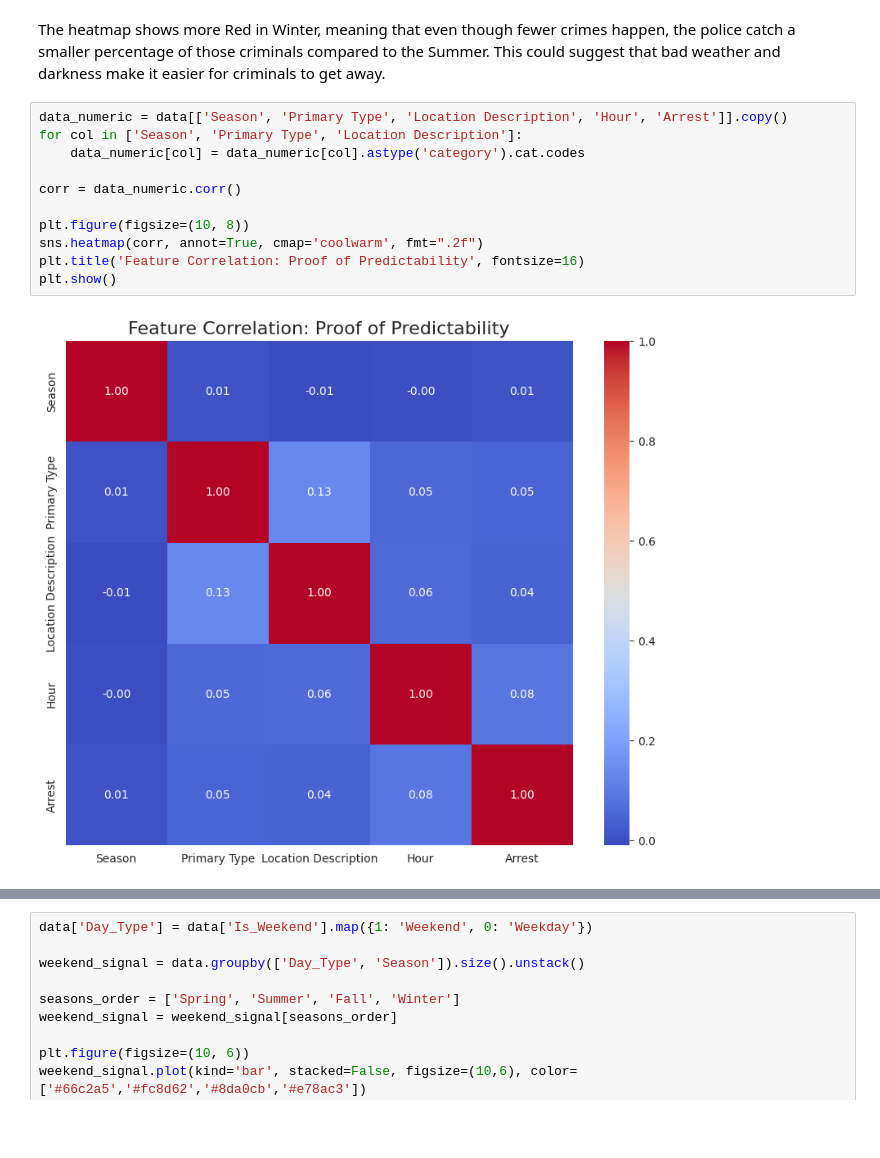
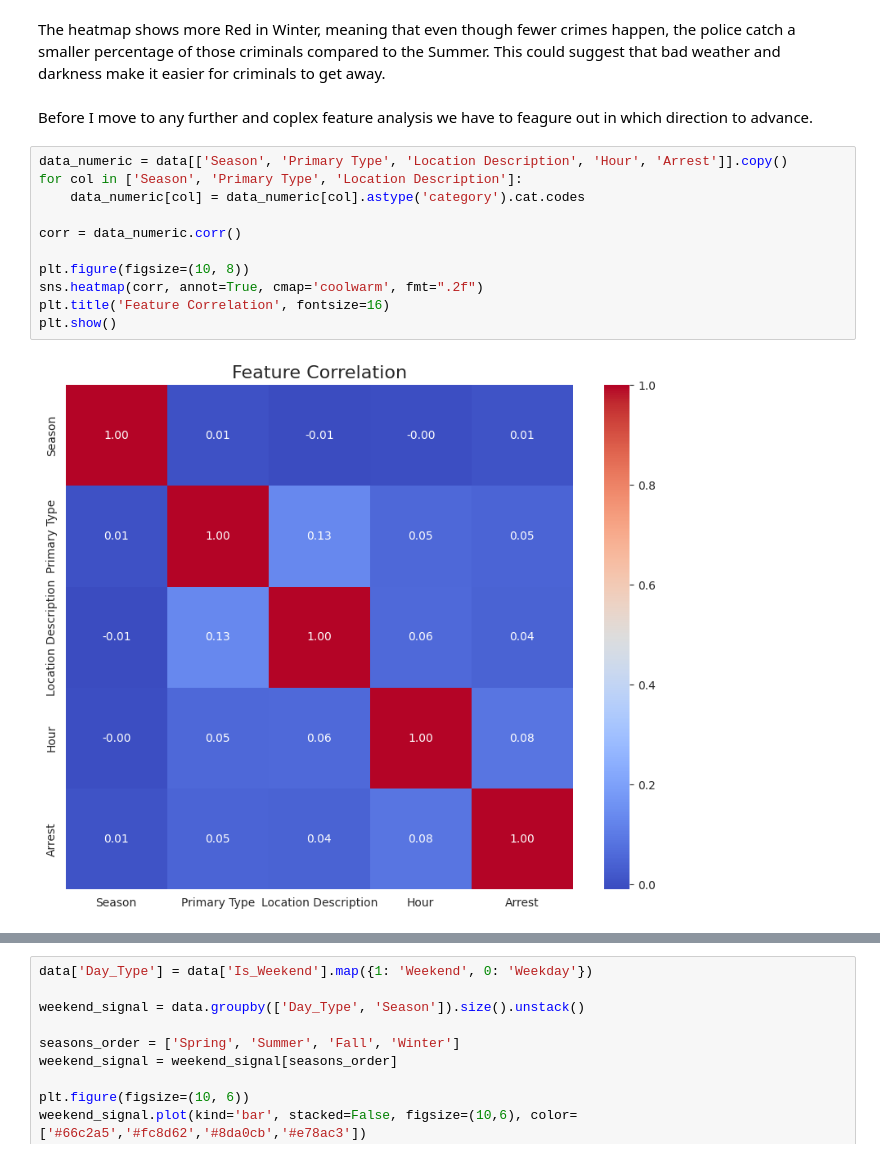
Before and after one commit to Andria-colab/DataGuard, a Jupyter notebook: notebooks/03_eda_visualization1.ipynb, the cells around one changed output, grey strips where cells are left out. Cells and saved outputs as stored; diff of their text form; blank space fills up the shorter version.

```diff
--- a/notebooks/03_eda_visualization.ipynb
+++ b/notebooks/03_eda_visualization1.ipynb
@@ -238,16 +228,18 @@ plt.show()
 [figure]
 # %% [markdown]
  The heatmap shows more Red in Winter, meaning that even though fewer crimes happen, the police catch a smaller percentage of those criminals compared to the Summer. This could suggest that bad weather and darkness make it easier for criminals to get away.
+# %% [markdown]
+Before I move to any further and coplex feature analysis we have to feagure out in which direction to advance.
 # %%
 data_numeric = data[['Season', 'Primary Type', 'Location Description', 'Hour', 'Arrest']].copy()
 for col in ['Season', 'Primary Type', 'Location Description']:
     data_numeric[col] = data_numeric[col].astype('category').cat.codes
 
 corr = data_numeric.corr()
 
 plt.figure(figsize=(10, 8))
 sns.heatmap(corr, annot=True, cmap='coolwarm', fmt=".2f")
-plt.title('Feature Correlation: Proof of Predictability', fontsize=16)
+plt.title('Feature Correlation', fontsize=16)
 plt.show()
 # %% [output]
-[figure, old version]
+[figure, new version]
```
Also changed, not shown: parts of 11 cells of this notebook.
